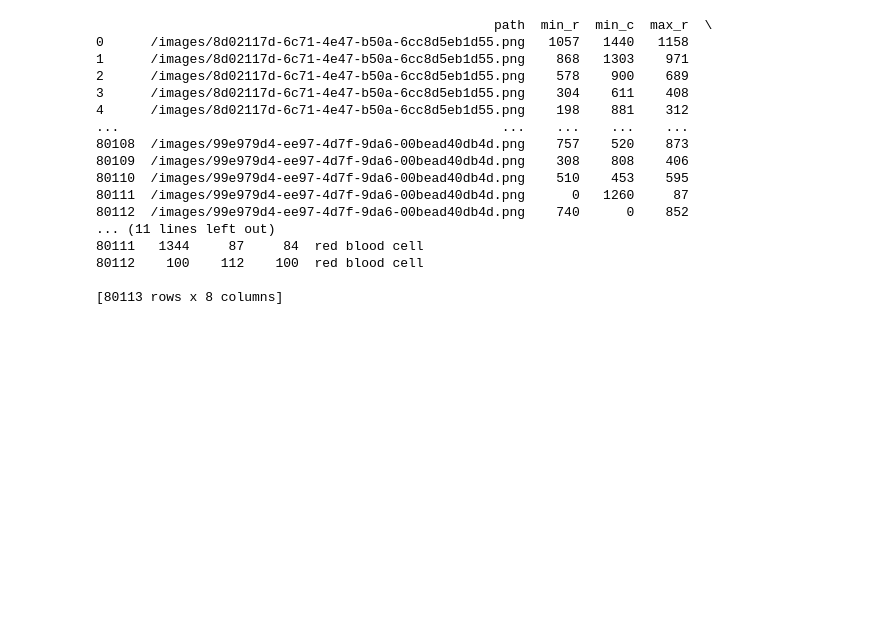
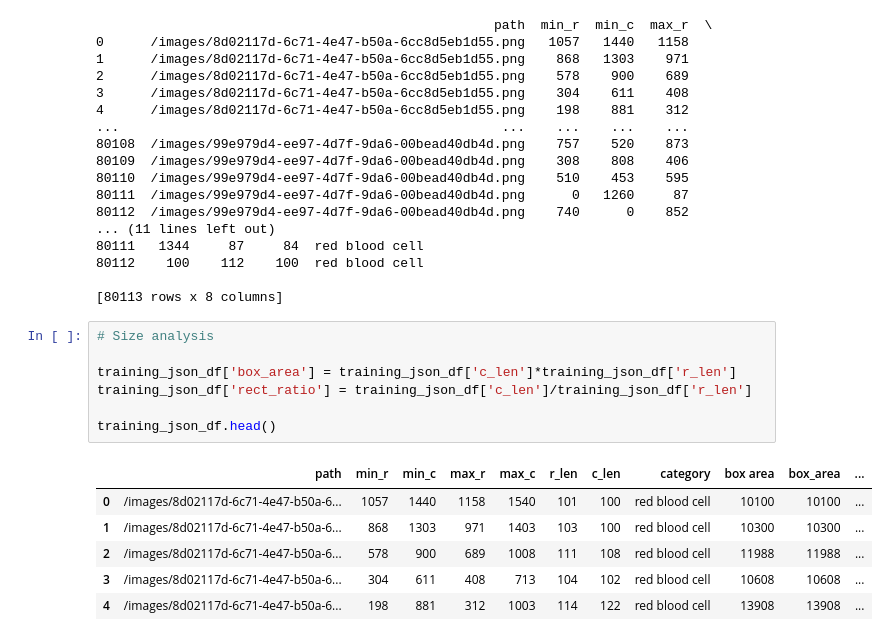
Before and after one commit to aliciademorauk/malari_eye, a Jupyter notebook: notebooks/ap_json_clean.ipynb, the cells around one changed output. Drawn from its saved outputs; the diff is of its cells as text; blank space fills up the shorter version.

```diff
--- a/notebooks/ap_json_clean.ipynb
+++ b/notebooks/ap_json_clean.ipynb
@@ -56,3 +58,17 @@ print(training_json_df)
 80112    100    112    100  red blood cell
 
 [80113 rows x 8 columns]
+# %%
+# Size analysis
+
+training_json_df['box_area'] = training_json_df['c_len']*training_json_df['r_len']
+training_json_df['rect_ratio'] = training_json_df['c_len']/training_json_df['r_len']
+
+training_json_df.head()
+# %% [output]
+|  | path | min_r | min_c | max_r | max_c | r_len | c_len | category | box area | box_area | ... |
+| 0 | /images/8d02117d-6c71-4e47-b50a-6... | 1057 | 1440 | 1158 | 1540 | 101 | 100 | red blood cell | 10100 | 10100 | ... |
+| 1 | /images/8d02117d-6c71-4e47-b50a-6... | 868 | 1303 | 971 | 1403 | 103 | 100 | red blood cell | 10300 | 10300 | ... |
+| 2 | /images/8d02117d-6c71-4e47-b50a-6... | 578 | 900 | 689 | 1008 | 111 | 108 | red blood cell | 11988 | 11988 | ... |
+| 3 | /images/8d02117d-6c71-4e47-b50a-6... | 304 | 611 | 408 | 713 | 104 | 102 | red blood cell | 10608 | 10608 | ... |
+| 4 | /images/8d02117d-6c71-4e47-b50a-6... | 198 | 881 | 312 | 1003 | 114 | 122 | red blood cell | 13908 | 13908 | ... |
```
Also changed, not shown: parts of 4 cells of this notebook.
